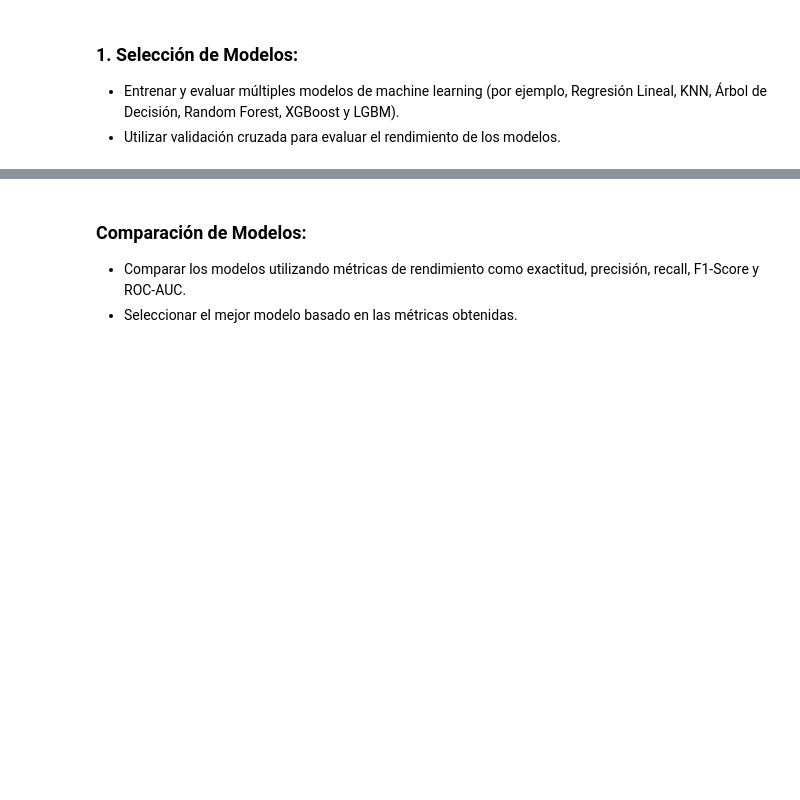
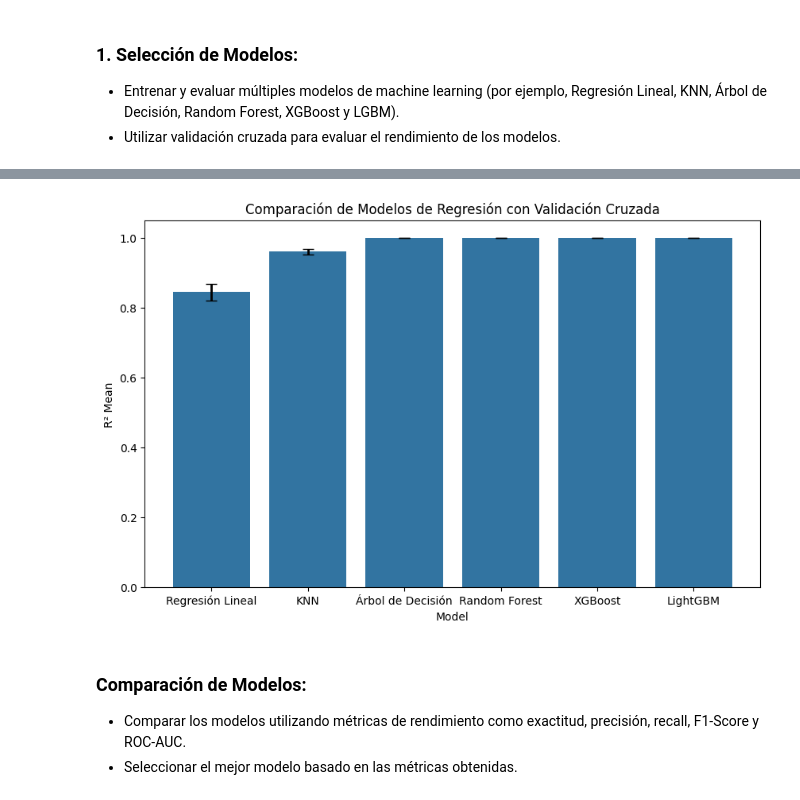
Before and after one commit to CesarVelgo/Proyecto1, a Jupyter notebook: notebooks/Benchmarking.ipynb, the cells around one changed output, grey strips where cells are left out. Drawn from its saved outputs; the diff is of its cells as text; code cells hidden in the pictures; blank space fills up the shorter version.

```diff
--- a/notebooks/Benchmarking.ipynb
+++ b/notebooks/Benchmarking.ipynb
@@ -6,0 +241,5 @@
+# %%
+# Aplicar validación cruzada
+cv_scores_xgb = cross_val_score(xgb_pipeline, X, y, cv=5, scoring='r2')
+
+print(f"XGBoost - R²: {cv_scores_xgb.mean():.2f} (± {cv_scores_xgb.std():.2f})")
@@ -6,0 +248,5 @@
+# %%
+# Aplicar validación cruzada
+cv_scores_lgb = cross_val_score(lgb_pipeline, X, y, cv=5, scoring='r2')
+
+print(f"LightGBM - R²: {cv_scores_lgb.mean():.2f} (± {cv_scores_lgb.std():.2f})")
@@ -6,0 +271,13 @@
+# %%
+# Crear un diccionario con los resultados
+results = {
+    'Model': ['Regresión Lineal', 'KNN', 'Árbol de Decisión', 'Random Forest', 'XGBoost', 'LightGBM'],
+    'R² Mean': [cv_scores_lr.mean(), cv_scores_knn.mean(), cv_scores_dt.mean(), cv_scores_rf.mean(), cv_scores_xgb.mean(), cv_scores_lgb.mean()],
+    'R² Std': [cv_scores_lr.std(), cv_scores_knn.std(), cv_scores_dt.std(), cv_scores_rf.std(), cv_scores_xgb.std(), cv_scores_lgb.std()]
+}
+
+# Crear un DataFrame para los resultados
+results_df = pd.DataFrame(results)
+
+# Mostrar los resultados
+print(results_df)
@@ -7,3 +292,23 @@
+# %%
+
+# Crear el gráfico de barras
+plt.figure(figsize=(10, 6))
+bar_plot = sns.barplot(x='Model', y='R² Mean', data=results_df, capsize=5)
+
+# Añadir las barras de error manualmente usando plt.errorbar
+plt.errorbar(x=np.arange(len(results_df)),
+             y=results_df['R² Mean'],
+             yerr=results_df['R² Std'],
+             fmt='none',  # No marcar los puntos, solo las barras de error
+             capsize=5,
+             color='black',
+             elinewidth=2)
+
+# Título y mostrar el gráfico
+plt.title('Comparación de Modelos de Regresión con Validación Cruzada')
+plt.show()
+# %% [output]
+[figure, added]
 # %% [markdown]
 ### Comparación de Modelos:
 * Comparar los modelos utilizando métricas de rendimiento como exactitud, precisión, recall, F1-Score y ROC-AUC.
```
Also changed, not shown: parts of 27 cells of this notebook, 4 other files.
